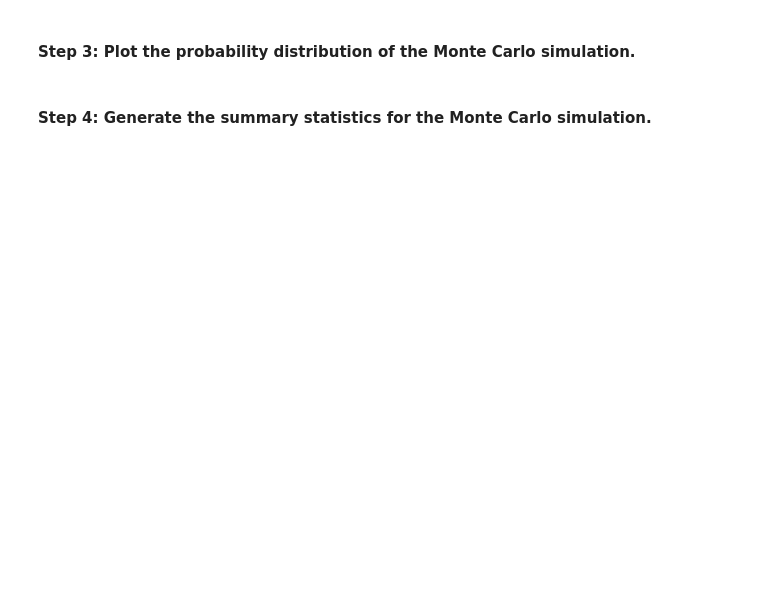
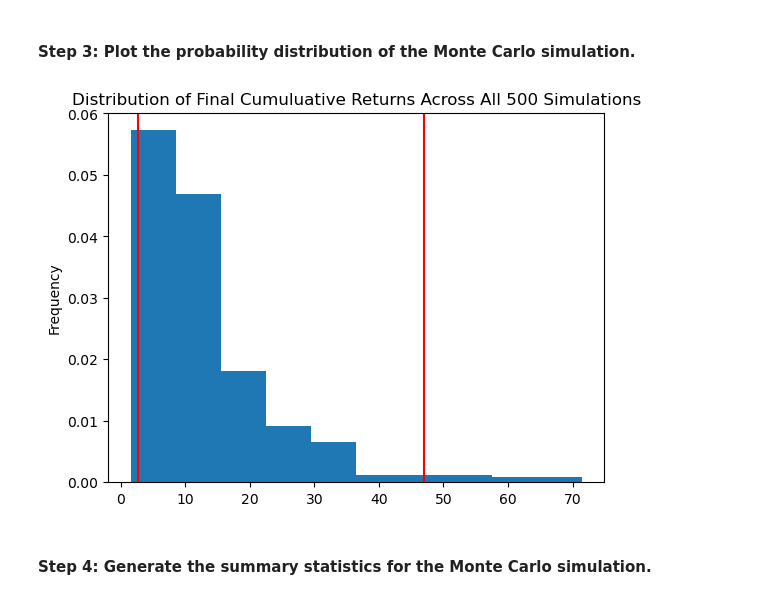
Before and after one commit to kheller18/financial-planning-monte-carlo, a Jupyter notebook: financial_planning_tools.ipynb, the cells around one changed output. Drawn from its saved outputs; the diff is of its cells as text; code cells hidden in the pictures; blank space fills up the shorter version.

```diff
--- a/financial_planning_tools.ipynb
+++ b/financial_planning_tools.ipynb
@@ -469,7 +533,9 @@ In this section, you’ll use the MCForecastTools library to create a Monte Carl
 # %%
 # Visualize the probability distribution of the 30-year Monte Carlo simulation
 # by plotting a histogram
-# YOUR CODE HERE
+mc_thirty_dist_plot = mc_thirty_year.plot_distribution()
+# %% [output]
+[figure, added]
 # %% [markdown]
 #### Step 4: Generate the summary statistics for the Monte Carlo simulation.
 # %%
```
Also changed, not shown: parts of 16 cells of this notebook.
